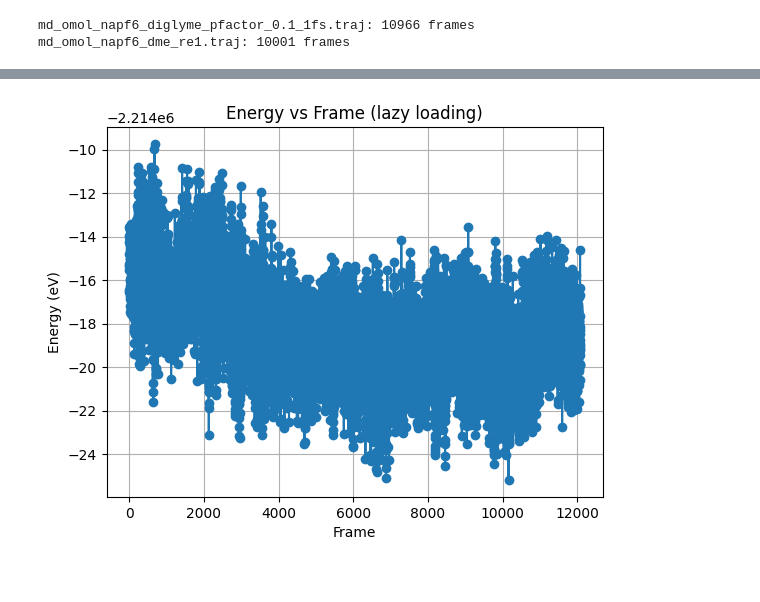
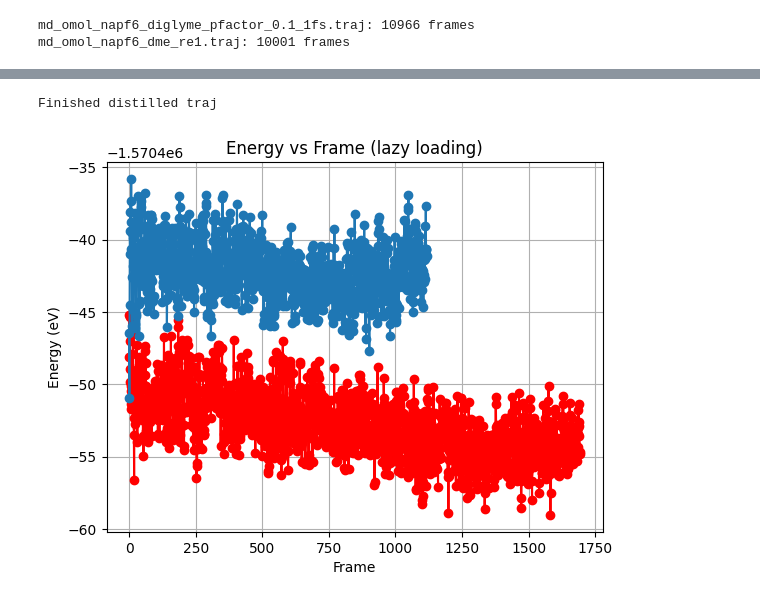
Before and after one commit to ishanthewizard/MLFF-distill, a Jupyter notebook: APPLICATIONS/electrolytes/random_scripts/sandbox.ipynb, the cells around one changed output, grey strips where cells are left out. Drawn from its saved outputs; the diff is of its cells as text; code cells hidden in the pictures.

```diff
--- a/APPLICATIONS/electrolytes/random_scripts/sandbox.ipynb
+++ b/APPLICATIONS/electrolytes/random_scripts/sandbox.ipynb
@@ -9,0 +31,18 @@ import matplotlib.pyplot as plt
+# %%
+#!/usr/bin/env python3
+import os
+from ase.io.trajectory import Trajectory
+
+parent = "/projects/beye/iamin/distillation_project/500ps_data_ckpt_323K"
+
+for folder in os.listdir(parent):
+    folder_path = os.path.join(parent, folder)
+    if os.path.isdir(folder_path):
+        for f in os.listdir(folder_path):
+            if f.endswith(".traj"):
+                traj_path = os.path.join(folder_path, f)
+                try:
+                    nframes = len(Trajectory(traj_path))  # lazy, no full load
+                    print(f"{traj_path}: {nframes} frames")
+                except Exception as e:
+                    print(f"{traj_path}: error ({e})")
@@ -87,22 +186,32 @@ md_omol_napf6_dme_re1.traj: 10001 frames
 # %%
 # Load ASE trajectory
 # Load the trajectory
 from ase.io import iread
 import matplotlib.pyplot as plt
-folder = '/global/cfs/cdirs/m4558/first_100ps_traj_to_send/'
-traj_name = 'md_omol_naotf_dme_s1p1_omol.traj'
-traj_name = 'md_omol_napf6_propylene_carbonate_pfactor_0.1_1fs_mask_t_re3_s1p1.traj'
-path = os.path.join(folder, traj_name)
+path = '/projects/beye/iamin/distillation_project/distilled_trajs/naotf_dme_test.traj'
+
 
 energies = []
 for atoms in iread(path, index=":"):
     energies.append(atoms.get_potential_energy())
+print("Finished distilled traj")
+uma_traj = '/projects/beye/iamin/distillation_project/all_trajs_min_50ps/md_omol_naotf_dme_s1p1_omol.traj'
+uma_energies = []
+i = 0
+for atoms in iread(uma_traj, index=":"):
+    # if i // 5 >= len(energies):
+    #     break
+    if i % 5 == 0:
+        uma_energies.append(atoms.get_potential_energy())
+    i += 1
 
+plt.plot(range(len(uma_energies)), uma_energies, marker="o", linestyle="-", color='red')
 plt.plot(range(len(energies)), energies, marker="o", linestyle="-")
 plt.xlabel("Frame")
 plt.ylabel("Energy (eV)")
 plt.title("Energy vs Frame (lazy loading)")
 plt.grid(True)
 plt.show()
 # %% [output]
+Finished distilled traj
-[figure, old version]
+[figure, new version]
```
Also changed, not shown: parts of 3 cells of this notebook, 53 other files.
